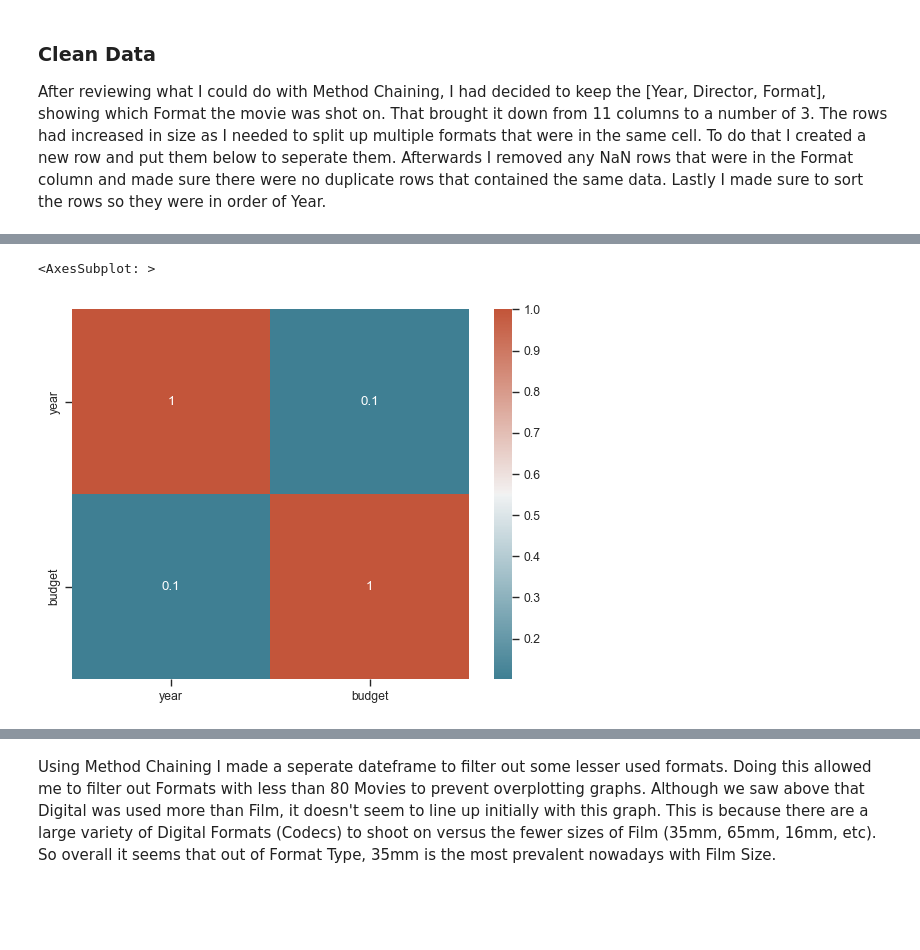
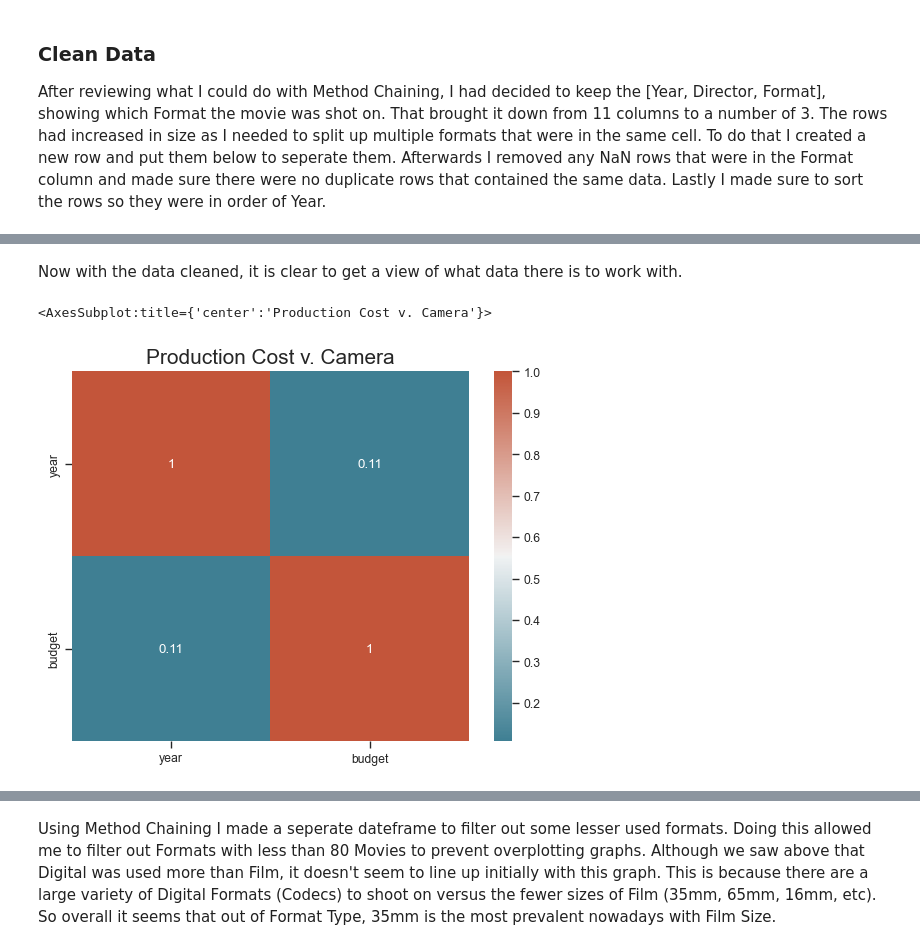
Before and after one commit to ubco-W2022T1-cosc301/project-group16, a Jupyter notebook: notebooks/analysis1.ipynb, the cells around one changed output, grey strips where cells are left out. Cells and saved outputs as stored; diff of their text form; code cells hidden in the pictures; blank space fills up the shorter version.

```diff
--- a/notebooks/analysis1.ipynb
+++ b/notebooks/analysis1.ipynb
@@ -75,10 +77,9 @@ array([nan, 'SRMemory', '35 mm', 'AXSM', 'Video', 'Codex', 'SxS Pro',
+# %% [markdown]
+Now with the data cleaned, it is clear to get a view of what data there is to work with.
 # %%
-sns.countplot(df_clean, x="negative_format")
-df_clean
-
-# calculate correlation matrix
-corr = df_clean.corr()# plot the heatmap
-sns.heatmap(corr, xticklabels=corr.columns, yticklabels=corr.columns, annot=True, cmap=sns.diverging_palette(220, 20, as_cmap=True))
+tx = df_clean.corr() # Plotting the Graph
+plt.title("Production Cost v. Camera", size=15)
+sns.heatmap(tx, xticklabels=tx.columns, yticklabels=tx.columns, annot=True, cmap=sns.diverging_palette(220, 20, as_cmap=True))
 # %% [output]
-<AxesSubplot: >
+<AxesSubplot:title={'center':'Production Cost v. Camera'}>
-[figure, old version]
+[figure, new version]
```
Also changed, not shown: parts of 13 cells of this notebook, 2 other files.
